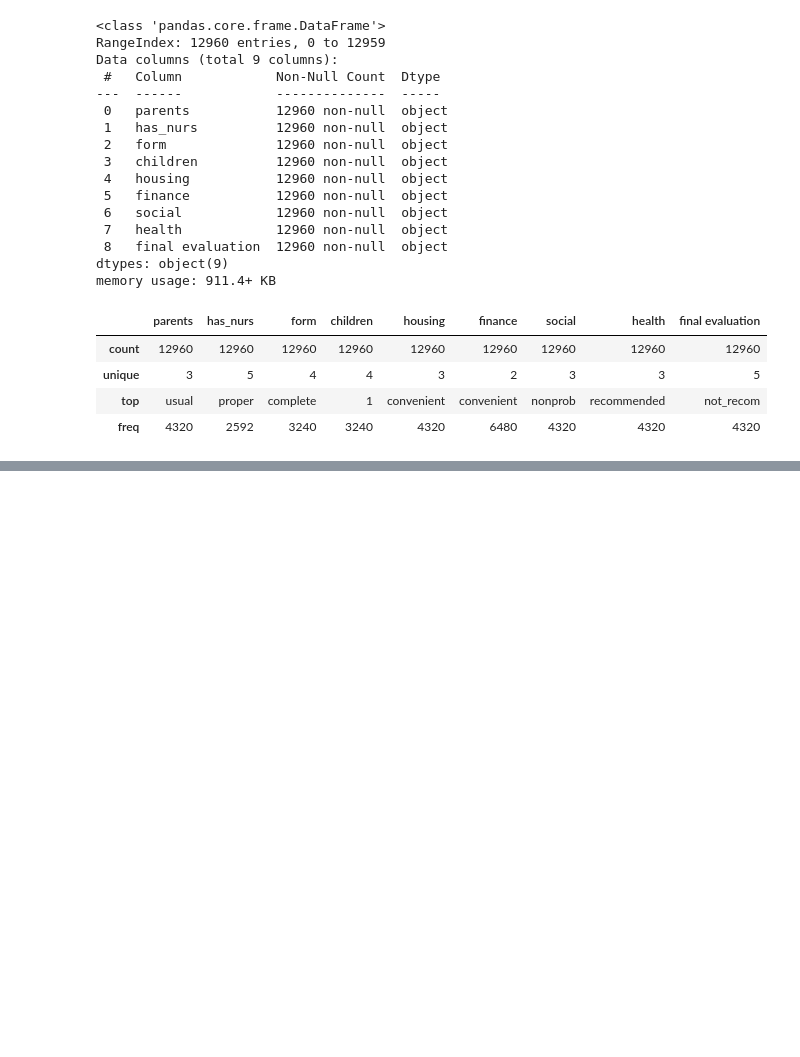
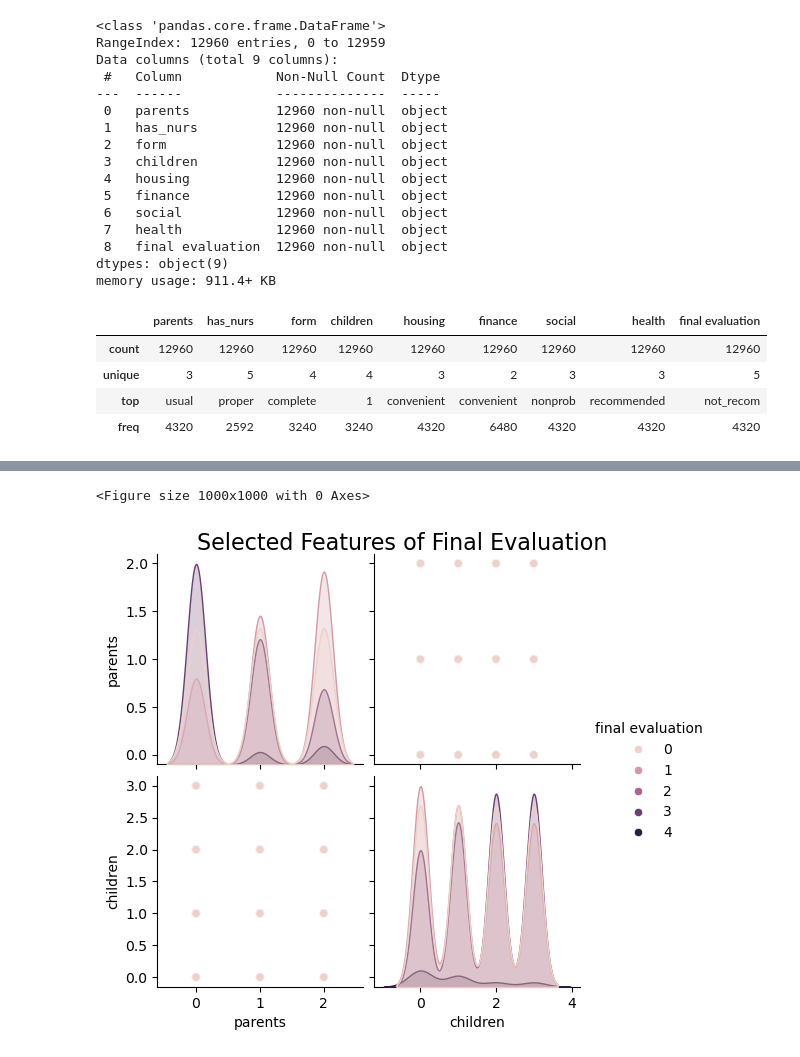
Before and after one commit to XC0ID/ML-Projects, a Jupyter notebook: Nurse/Nursery.ipynb, the cells around one changed output, grey strips where cells are left out. Drawn from its saved outputs; the diff is of its cells as text; code cells hidden in the pictures; blank space fills up the shorter version.

```diff
--- a/Nurse/Nursery.ipynb
+++ b/Nurse/Nursery.ipynb
@@ -63,0 +76,9 @@ for column in df.columns:
+# %%
+# Pairplot to visualize relationships between features
+plt.figure(figsize=(10, 10))
+sns.pairplot(df[['parents', 'children', 'final evaluation']], hue='final evaluation')
+plt.suptitle('Selected Features of Final Evaluation', y=1.02, fontsize=16)
+plt.show()
+# %% [output]
+<Figure size 1000x1000 with 0 Axes>
+[figure, added]
```
Also changed, not shown: parts of 14 cells of this notebook.
